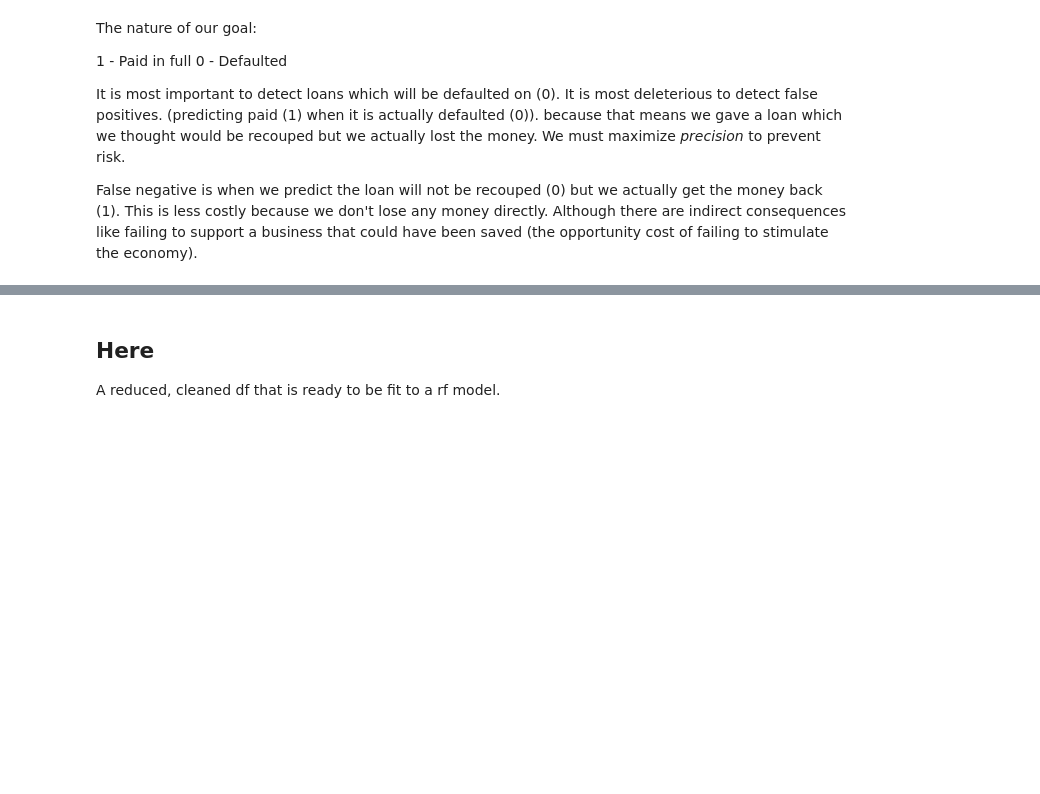
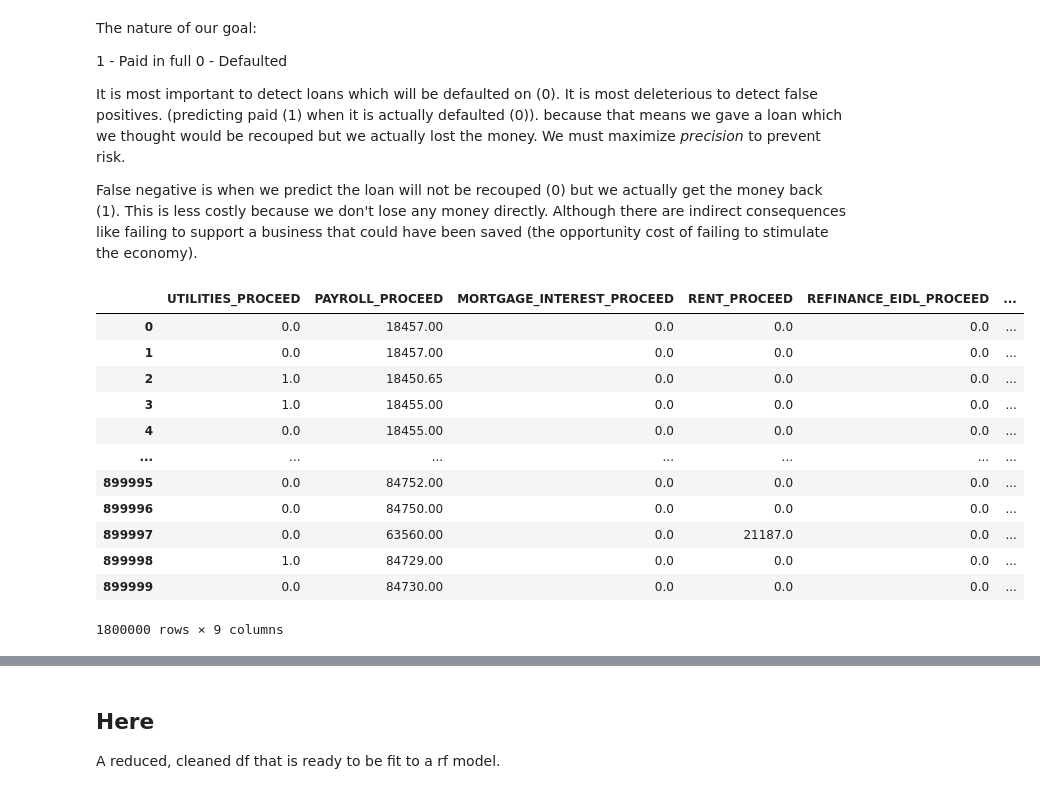
Before and after one commit to sheisroot/PPP-loan-repayment, a Jupyter notebook: code/01_EDA_cleaning.ipynb, the cells around one changed output, grey strips where cells are left out. Drawn from its saved outputs; the diff is of its cells as text; code cells hidden in the pictures; blank space fills up the shorter version.

```diff
--- a/code/01_EDA_cleaning.ipynb
+++ b/code/01_EDA_cleaning.ipynb
@@ -368,3 +383,21 @@ It is most important to detect loans which will be defaulted on (0).
 It is most deleterious to detect false positives. (predicting paid (1) when it is actually defaulted (0)). because that means we gave a loan which we thought would be recouped but we actually lost the money. We must maximize *precision* to prevent risk.
 
 False negative is when we predict the loan will not be recouped (0) but we actually get the money back (1).  This is less costly because we don't lose any money directly. Although there are indirect consequences like failing to support a business that could have been saved (the opportunity cost of failing to stimulate the economy).
+# %%
+temp['LoanStatus'] = ppp['LoanStatus']
+temp['CurrentApprovalAmount'] = ppp['CurrentApprovalAmount']
+temp
+# %% [output]
+|  | UTILITIES_PROCEED | PAYROLL_PROCEED | MORTGAGE_INTEREST_PROCEED | RENT_PROCEED | REFINANCE_EIDL_PROCEED | ... |
+| 0 | 0.0 | 18457.00 | 0.0 | 0.0 | 0.0 | ... |
+| 1 | 0.0 | 18457.00 | 0.0 | 0.0 | 0.0 | ... |
+| 2 | 1.0 | 18450.65 | 0.0 | 0.0 | 0.0 | ... |
+| 3 | 1.0 | 18455.00 | 0.0 | 0.0 | 0.0 | ... |
+| 4 | 0.0 | 18455.00 | 0.0 | 0.0 | 0.0 | ... |
+| ... | ... | ... | ... | ... | ... | ... |
+| 899995 | 0.0 | 84752.00 | 0.0 | 0.0 | 0.0 | ... |
+| 899996 | 0.0 | 84750.00 | 0.0 | 0.0 | 0.0 | ... |
+| 899997 | 0.0 | 63560.00 | 0.0 | 21187.0 | 0.0 | ... |
+| 899998 | 1.0 | 84729.00 | 0.0 | 0.0 | 0.0 | ... |
+| 899999 | 0.0 | 84730.00 | 0.0 | 0.0 | 0.0 | ... |
+1800000 rows × 9 columns
```
Also changed, not shown: parts of 14 cells of this notebook, 12 other files.
